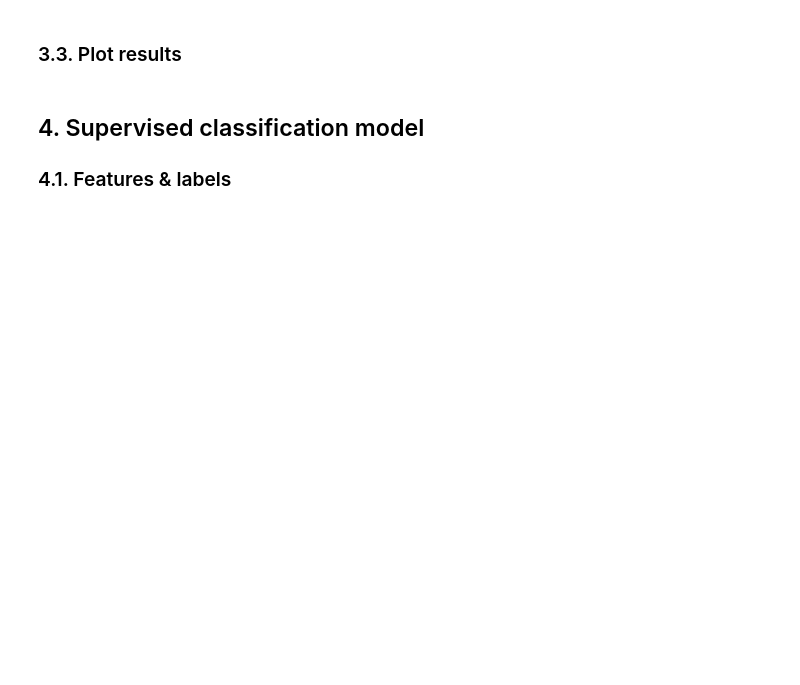
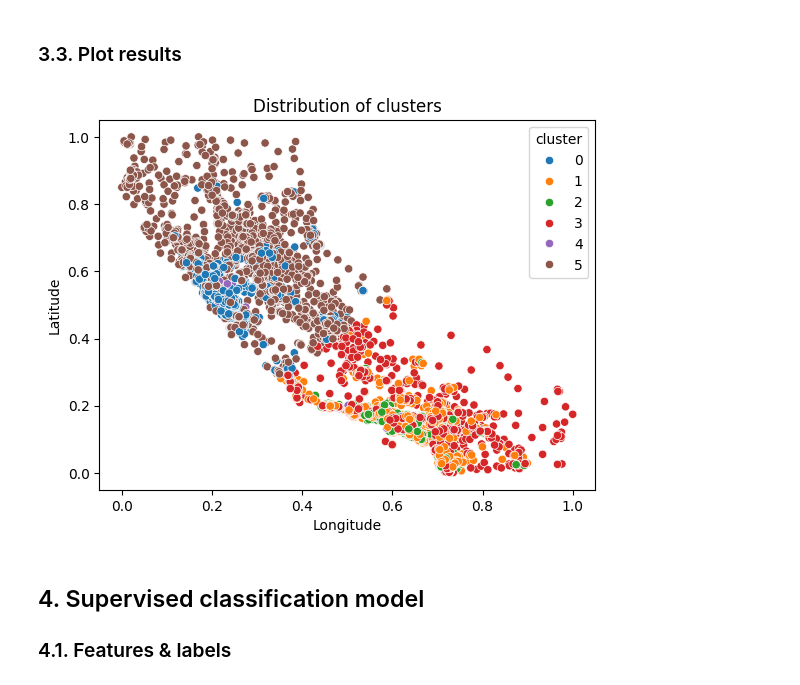
Before and after one commit to 4GeeksAcademy/helloklow-k-means-project, a Jupyter notebook: src/mvp.ipynb, the cells around one changed output. Saved outputs shown, nothing was run; the diff lists cells and outputs as text; code cells hidden in the pictures; blank space fills up the shorter version.

```diff
--- a/src/mvp.ipynb
+++ b/src/mvp.ipynb
@@ -134,8 +136,17 @@ plt.show()
+# %%
+scaler=MinMaxScaler()
+scaler.fit(training_data)
+
+scaled_training_data=scaler.transform(training_data)
+scaled_training_data=pd.DataFrame(scaled_training_data, columns=training_data.columns)
+
+scaled_testing_data=scaler.transform(testing_data)
+scaled_testing_data=pd.DataFrame(scaled_testing_data, columns=testing_data.columns)
 # %% [markdown]
 ## 3. Clustering
 
 ### 3.1. Find clusters
 # %%
 # Use Scikit-learn's KMeans()
-kmeans = KMeans(n_clusters=6, random_state=42)
-training_data['cluster'] = kmeans.fit_predict(training_data[['Longitude', 'Latitude', 'MedInc']])
+kmeans_model = KMeans(n_clusters=6, random_state=42)
+training_data['cluster'] = kmeans_model.fit_predict(training_data[['Longitude', 'Latitude', 'MedInc']])
@@ -159,3 +154,6 @@ plt.show()
 ### 3.2. Add cluster label to training data
 # %%
 # Add the clusters from the KMeans model as the new label - now we have turned our unsupervised machine learning problem into a supervised one!
+labels=list(kmeans_model.labels_)
+scaled_training_data['cluster']=labels
+scaled_training_data.info()
@@ -163,6 +173,11 @@ plt.show()
 ### 3.3. Plot results
 # %%
 # If you scaled the data properly, you should notice that your clusters are much cleaner than the 4Geeks solution - which basically just cuts california in half and then stratifies it by median income because that was the feature with the largest range in values!
+plt.title('Distribution of clusters')
+sns.scatterplot(data=scaled_training_data, x='Longitude', y='Latitude', hue='cluster', palette='tab10')
+plt.show()
+# %% [output]
+[figure, added]
 # %% [markdown]
 ## 4. Supervised classification model
 ### 4.1. Features & labels
```
Also changed, not shown: parts of 6 cells of this notebook.
